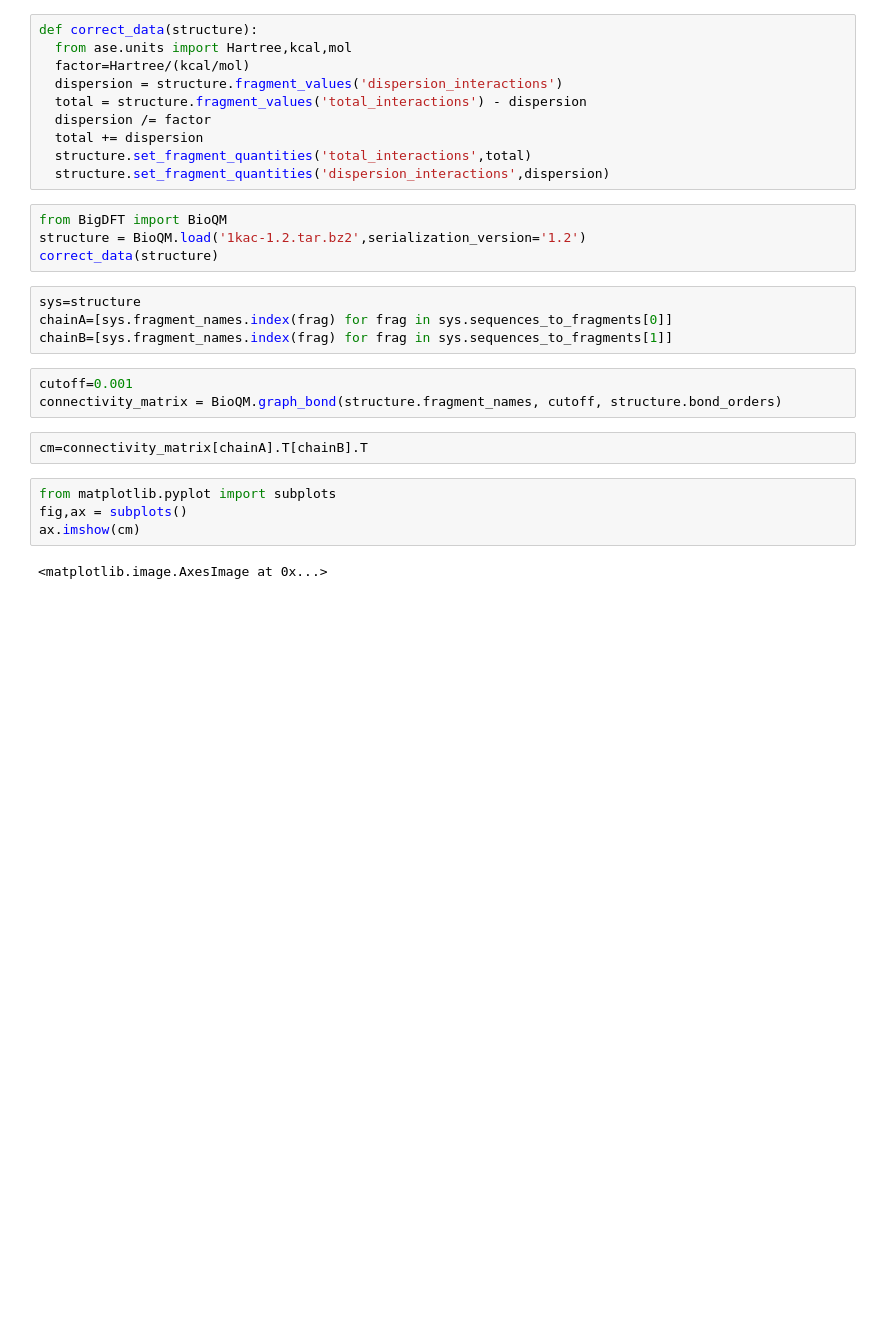
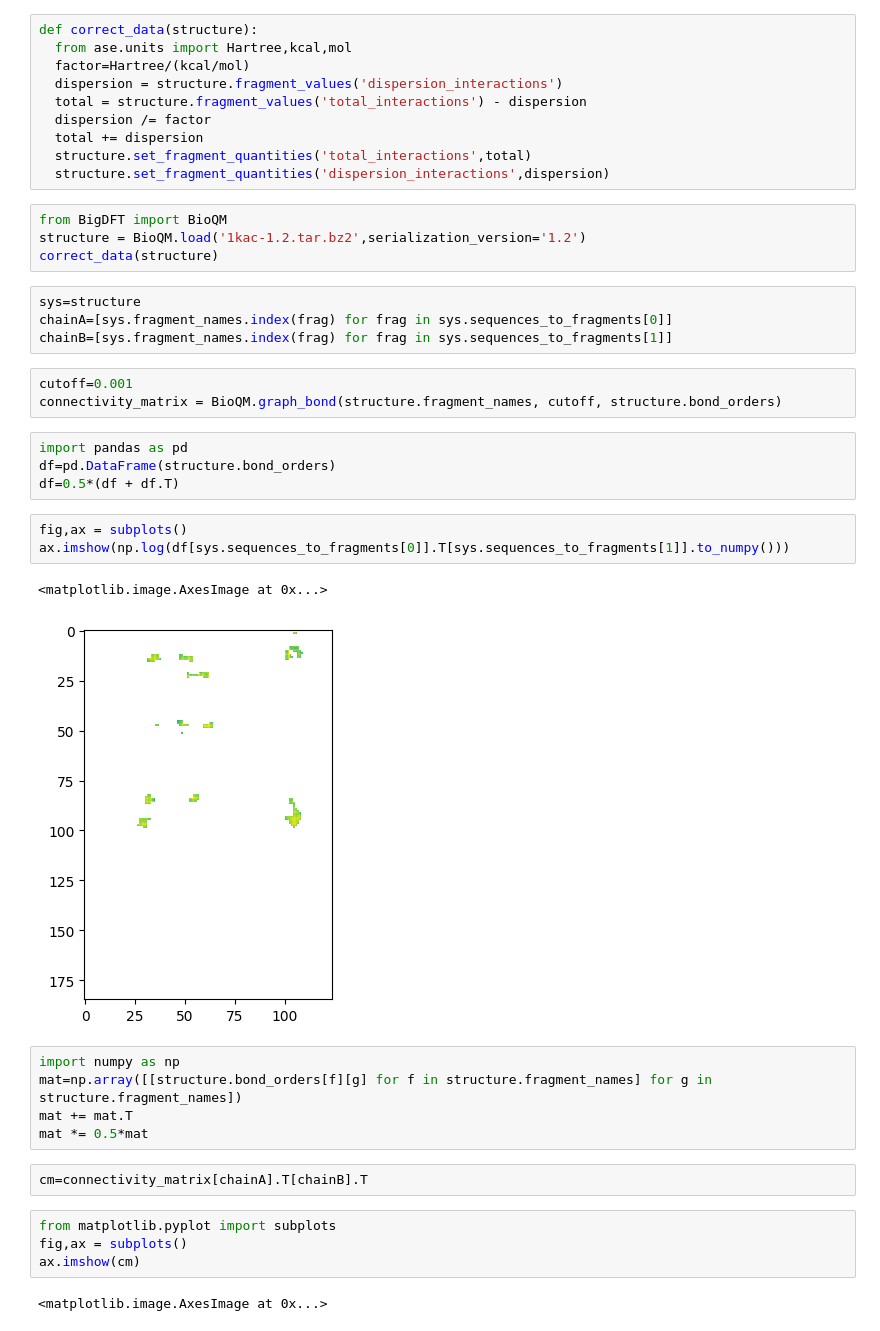
Before and after one commit to luigigenovese/BigDFT-nb, a Jupyter notebook: ConnectivityMatrix.ipynb, the cells around one changed output. Drawn from its saved outputs; the diff is of its cells as text; blank space fills up the shorter version.

```diff
--- a/ConnectivityMatrix.ipynb
+++ b/ConnectivityMatrix.ipynb
@@ -41,6 +41,21 @@ chainB=[sys.fragment_names.index(frag) for frag in sys.sequences_to_fragments[1]
 # %%
 cutoff=0.001
 connectivity_matrix = BioQM.graph_bond(structure.fragment_names, cutoff, structure.bond_orders)
+# %%
+import pandas as pd
+df=pd.DataFrame(structure.bond_orders)
+df=0.5*(df + df.T)
+# %%
+fig,ax = subplots()
+ax.imshow(np.log(df[sys.sequences_to_fragments[0]].T[sys.sequences_to_fragments[1]].to_numpy()))
+# %% [output]
+<matplotlib.image.AxesImage at 0x...>
+[figure, added]
+# %%
+import numpy as np
+mat=np.array([[structure.bond_orders[f][g] for f in structure.fragment_names] for g in structure.fragment_names])
+mat += mat.T
+mat *= 0.5*mat
 # %%
 cm=connectivity_matrix[chainA].T[chainB].T
 # %%
```
Also changed, not shown: parts of 3 cells of this notebook.
